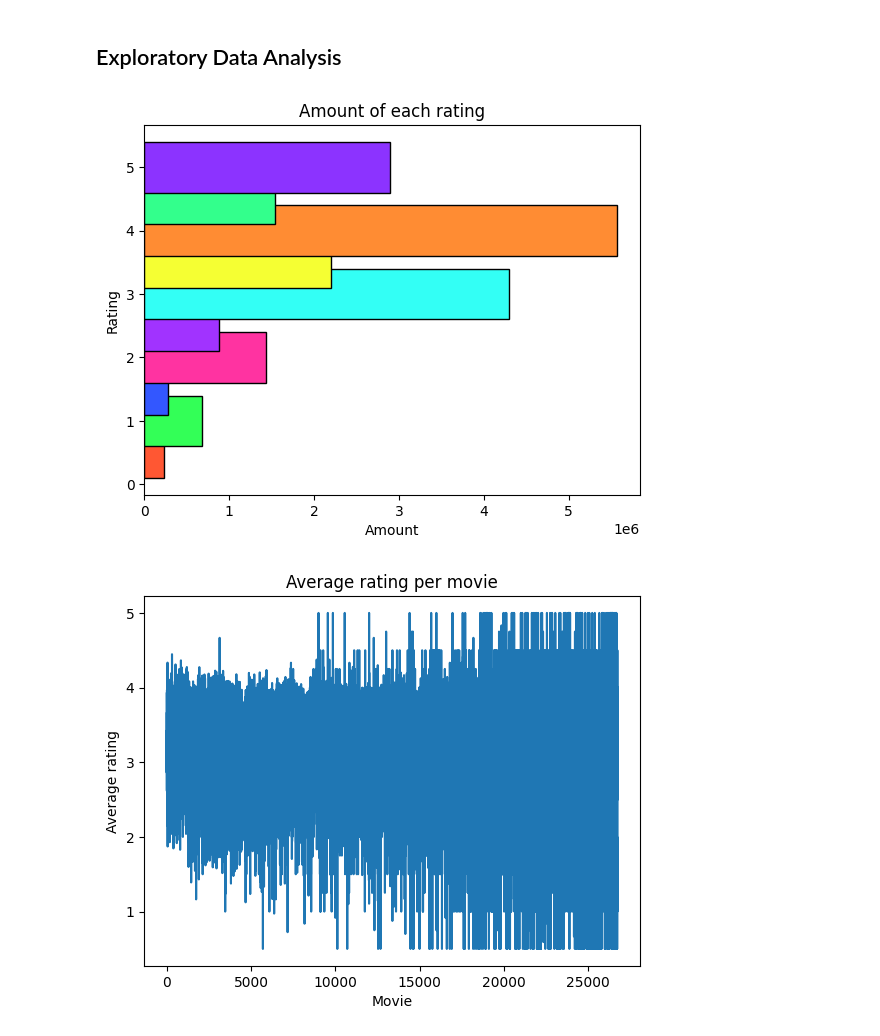
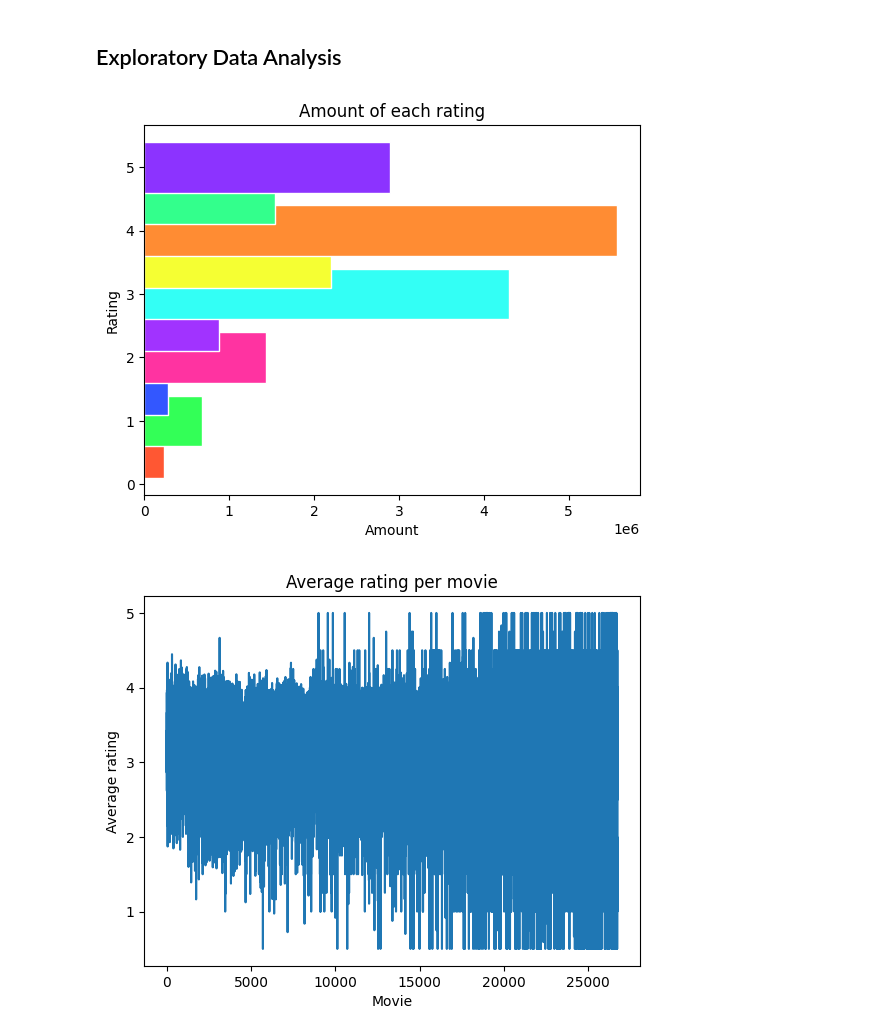
Before and after one commit to PepeuFBV/Movie-Recommendation, a Jupyter notebook: dataset_treatment.ipynb, the cells around one changed output. Drawn from its saved outputs; the diff is of its cells as text; code cells hidden in the pictures.

```diff
--- a/dataset_treatment.ipynb
+++ b/dataset_treatment.ipynb
@@ -35,22 +34,22 @@ The results will come in the form of a Movie id and the estimated rating for tha
 # %%
 import pandas as pd
 import matplotlib.pyplot as plt
 from surprise import Reader, Dataset
 
 reader = Reader()
 data = Dataset.load_from_df(df, reader)
 
 rating_counts = df['rating'].value_counts().sort_index()
 
 # Plotting the horizontal bar chart with custom colors
 colors = ['#FF5733', '#33FF57', '#3357FF', '#FF33A1', '#A133FF', '#33FFF5', '#F5FF33', '#FF8C33', '#33FF8C', '#8C33FF']
-plt.barh(rating_counts.index, rating_counts.values, edgecolor='black', color=colors)
+plt.barh(rating_counts.index, rating_counts.values, edgecolor='white', color=colors)
 plt.xlabel('Amount')
 plt.ylabel('Rating')
 plt.title('Amount of each rating')
 plt.show()
 # %% [output]
-[figure, old version]
+[figure, new version]
 # %%
 # plotting average rating per movie by movie year
 average_rating = df.groupby('movieId')['rating'].mean()
```
Also changed, not shown: parts of 2 cells of this notebook, 1 other file.
